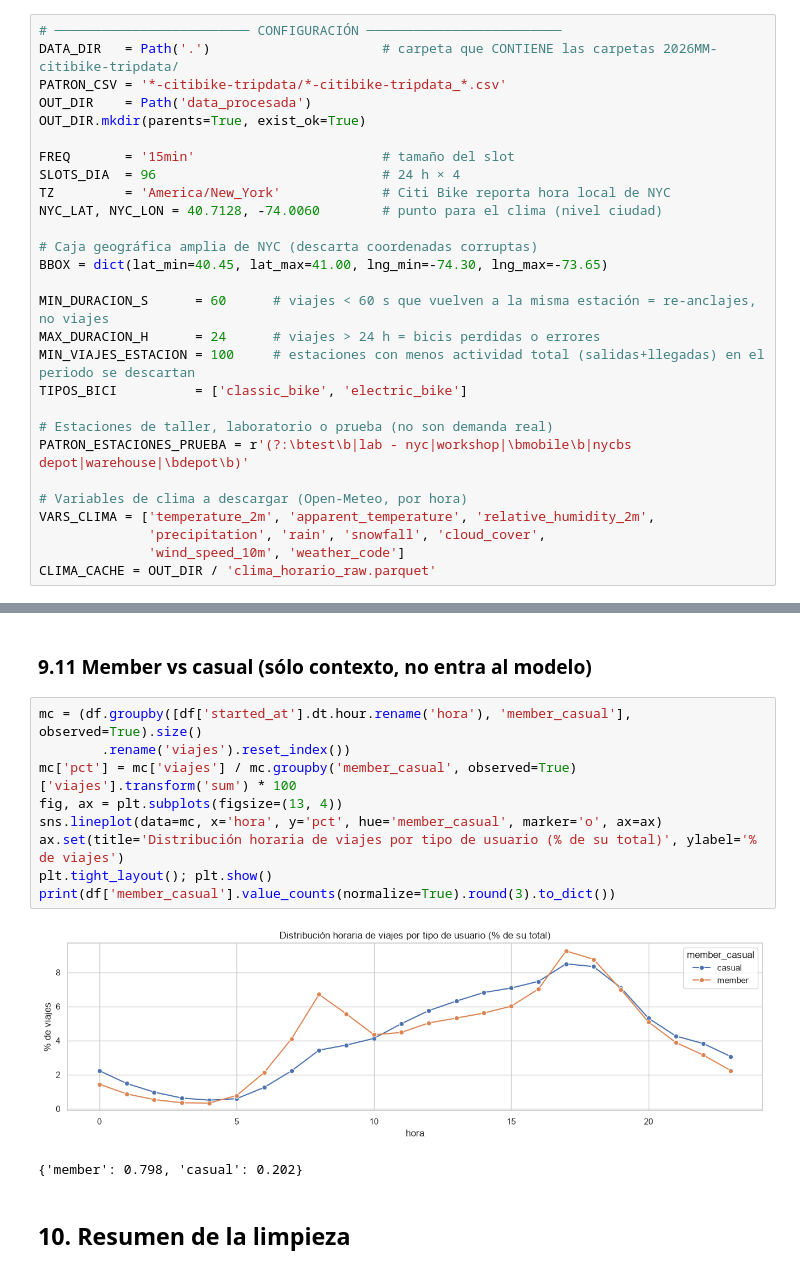
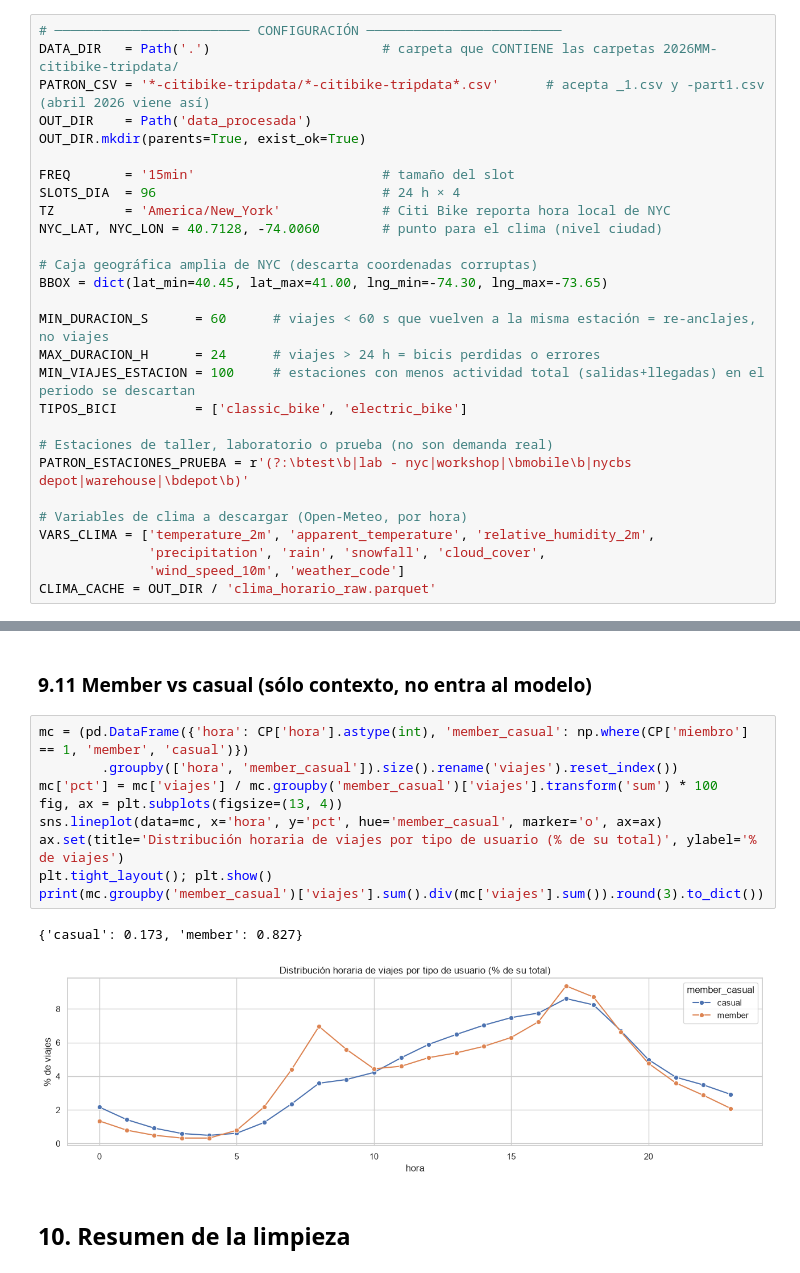
Before and after one commit to VictorPuga/datarush-city-bike, a Jupyter notebook: notebooks/LIMPIEZA_citibike.ipynb, the cells around one changed output, grey strips where cells are left out. Saved outputs shown, nothing was run; the diff lists cells and outputs as text.

```diff
--- a/notebooks/LIMPIEZA_citibike.ipynb
+++ b/notebooks/LIMPIEZA_citibike.ipynb
@@ -56,7 +56,7 @@ pandas 3.0.6 | numpy 2.5.3 | seaborn 0.13.2
 # %%
 # ───────────────────────── CONFIGURACIÓN ─────────────────────────
 DATA_DIR   = Path('.')                      # carpeta que CONTIENE las carpetas 2026MM-citibike-tripdata/
-PATRON_CSV = '*-citibike-tripdata/*-citibike-tripdata_*.csv'
+PATRON_CSV = '*-citibike-tripdata/*-citibike-tripdata*.csv'      # acepta _1.csv y -part1.csv (abril 2026 viene así)
 OUT_DIR    = Path('data_procesada')
 OUT_DIR.mkdir(parents=True, exist_ok=True)
 
@@ -736,17 +816,17 @@ salidas_total → media=0.727, varianza=2.799 (varianza > media indica sobre-dis
 # %% [markdown]
 ### 9.11 Member vs casual (sólo contexto, no entra al modelo)
 # %%
-mc = (df.groupby([df['started_at'].dt.hour.rename('hora'), 'member_casual'], observed=True).size()
-        .rename('viajes').reset_index())
-mc['pct'] = mc['viajes'] / mc.groupby('member_casual', observed=True)['viajes'].transform('sum') * 100
+mc = (pd.DataFrame({'hora': CP['hora'].astype(int), 'member_casual': np.where(CP['miembro'] == 1, 'member', 'casual')})
+        .groupby(['hora', 'member_casual']).size().rename('viajes').reset_index())
+mc['pct'] = mc['viajes'] / mc.groupby('member_casual')['viajes'].transform('sum') * 100
 fig, ax = plt.subplots(figsize=(13, 4))
 sns.lineplot(data=mc, x='hora', y='pct', hue='member_casual', marker='o', ax=ax)
 ax.set(title='Distribución horaria de viajes por tipo de usuario (% de su total)', ylabel='% de viajes')
 plt.tight_layout(); plt.show()
-print(df['member_casual'].value_counts(normalize=True).round(3).to_dict())
+print(mc.groupby('member_casual')['viajes'].sum().div(mc['viajes'].sum()).round(3).to_dict())
 # %% [output]
+{'casual': 0.173, 'member': 0.827}
-[figure, old version]
+[figure, new version]
-{'member': 0.798, 'casual': 0.202}
 # %% [markdown]
 ## 10. Resumen de la limpieza
 # %%
```
Also changed, not shown: parts of 24 cells of this notebook, 14 other files.
